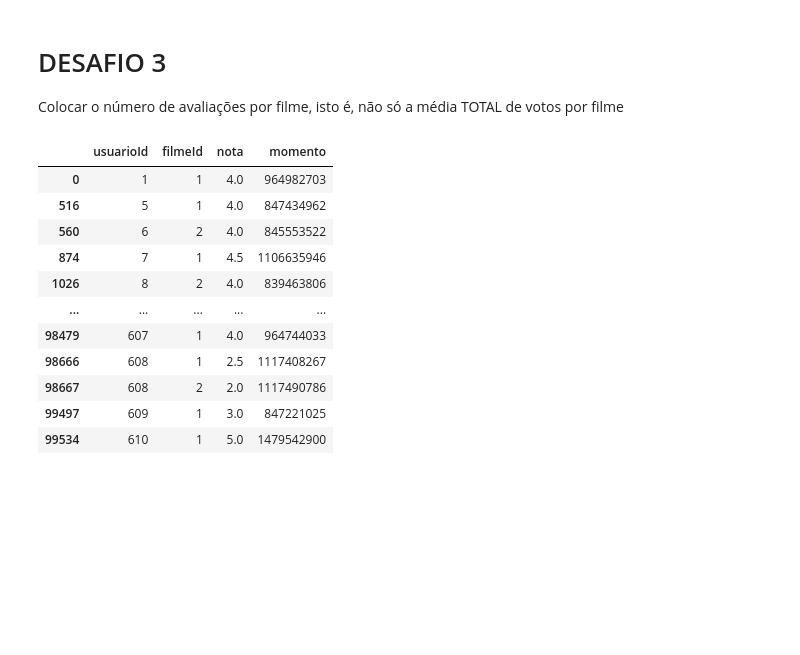
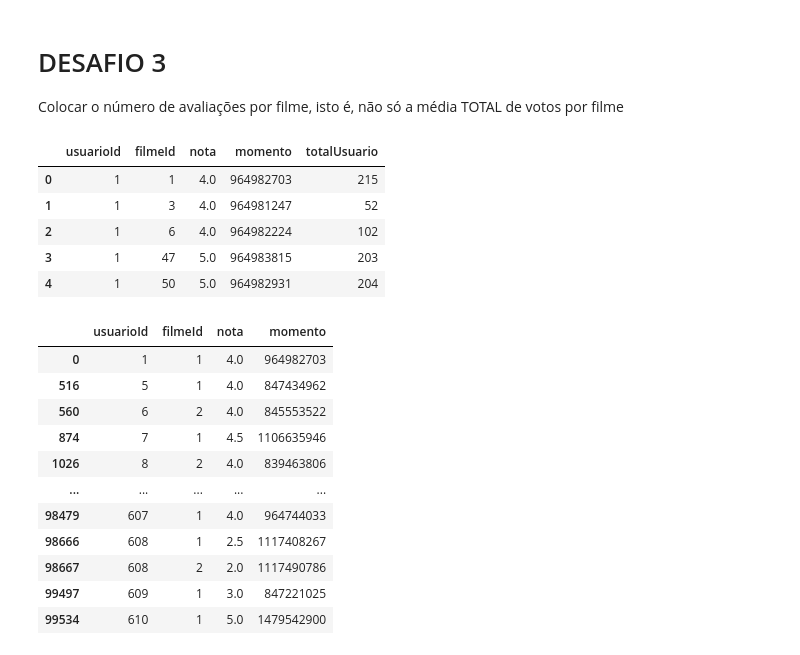
Before and after one commit to dnlrodrigues/analise_dados_python, a Jupyter notebook: QuarentenasDados_Filme.ipynb, the cells around one changed output. Drawn from its saved outputs; the diff is of its cells as text; code cells hidden in the pictures; blank space fills up the shorter version.

```diff
--- a/QuarentenasDados_Filme.ipynb
+++ b/QuarentenasDados_Filme.ipynb
@@ -298,6 +290,22 @@ filmes_com_media.sort_values("notas", ascending=False).head(15)
 # %% [markdown]
 # DESAFIO 3
 Colocar o número de avaliações por filme, isto é, não só a média TOTAL de votos por filme
+# %%
+total_avaliacoes_usuario_filme = avaliacoes
+total_avaliacoes_usuario_filme = total_avaliacoes_usuario_filme.rename(columns={"usuarioId" : "totalUsuario"})
+total_avaliacoes_usuario_filme = total_avaliacoes_usuario_filme.groupby(by="filmeId")
+total_avaliacoes_usuario_filme = total_avaliacoes_usuario_filme["totalUsuario"].count()
+#total_avaliacoes_usuario_filme.head(5)
+
+total_avaliacoes_por_filme = avaliacoes.join(total_avaliacoes_usuario_filme, on="filmeId")
+total_avaliacoes_por_filme.head()
+# %% [output]
+|  | usuarioId | filmeId | nota | momento | totalUsuario |
+| 0 | 1 | 1 | 4.0 | 964982703 | 215 |
+| 1 | 1 | 3 | 4.0 | 964981247 | 52 |
+| 2 | 1 | 6 | 4.0 | 964982224 | 102 |
+| 3 | 1 | 47 | 5.0 | 964983815 | 203 |
+| 4 | 1 | 50 | 5.0 | 964982931 | 204 |
 # %%
 avaliacoes.query("filmeId in [1,2,102084]")
 # %% [output]
```
Also changed, not shown: parts of 4 cells of this notebook.
